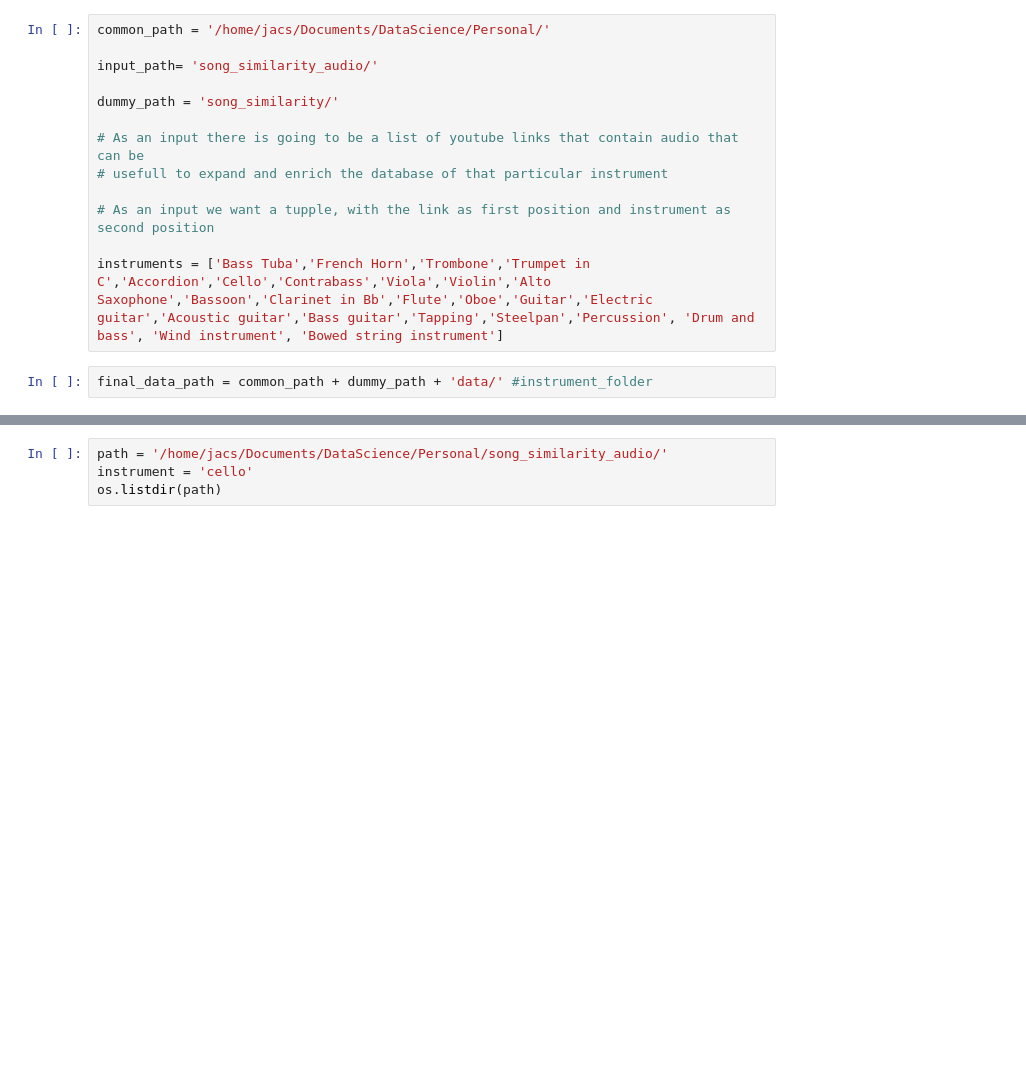
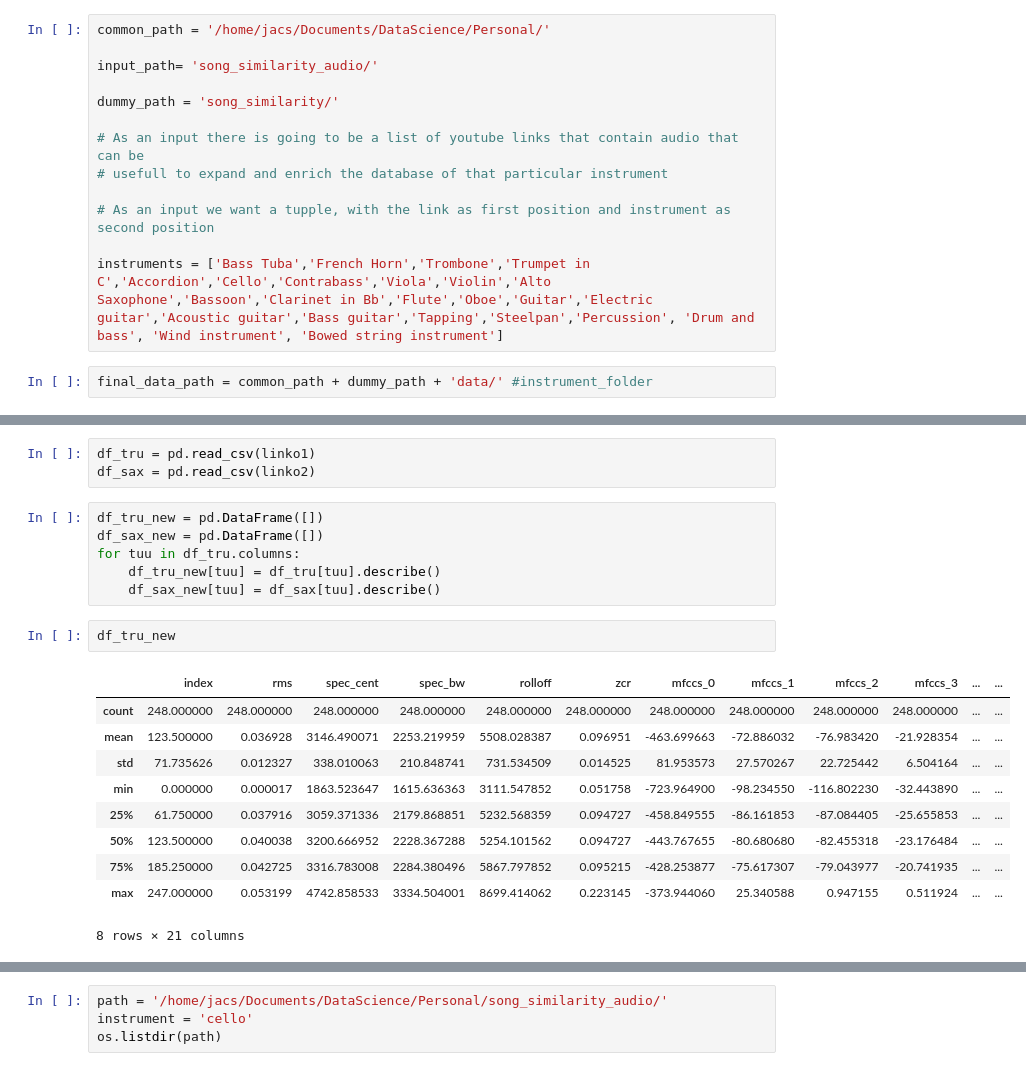
Before and after one commit to Ahnlied/song_similarity, a Jupyter notebook: instrument_identification/audio_frequencies.ipynb, the cells around one changed output, grey strips where cells are left out. Drawn from its saved outputs; the diff is of its cells as text; blank space fills up the shorter version.

```diff
--- a/instrument_identification/audio_frequencies.ipynb
+++ b/instrument_identification/audio_frequencies.ipynb
@@ -39,0 +146,22 @@ for pp in range(1,2):
+# %%
+df_tru = pd.read_csv(linko1)
+df_sax = pd.read_csv(linko2)
+# %%
+df_tru_new = pd.DataFrame([])
+df_sax_new = pd.DataFrame([])
+for tuu in df_tru.columns:
+    df_tru_new[tuu] = df_tru[tuu].describe()
+    df_sax_new[tuu] = df_sax[tuu].describe()
+# %%
+df_tru_new
+# %% [output]
+|  | index | rms | spec_cent | spec_bw | rolloff | zcr | mfccs_0 | mfccs_1 | mfccs_2 | mfccs_3 | ... | ... |
+| count | 248.000000 | 248.000000 | 248.000000 | 248.000000 | 248.000000 | 248.000000 | 248.000000 | 248.000000 | 248.000000 | 248.000000 | ... | ... |
+| mean | 123.500000 | 0.036928 | 3146.490071 | 2253.219959 | 5508.028387 | 0.096951 | -463.699663 | -72.886032 | -76.983420 | -21.928354 | ... | ... |
+| std | 71.735626 | 0.012327 | 338.010063 | 210.848741 | 731.534509 | 0.014525 | 81.953573 | 27.570267 | 22.725442 | 6.504164 | ... | ... |
+| min | 0.000000 | 0.000017 | 1863.523647 | 1615.636363 | 3111.547852 | 0.051758 | -723.964900 | -98.234550 | -116.802230 | -32.443890 | ... | ... |
+| 25% | 61.750000 | 0.037916 | 3059.371336 | 2179.868851 | 5232.568359 | 0.094727 | -458.849555 | -86.161853 | -87.084405 | -25.655853 | ... | ... |
+| 50% | 123.500000 | 0.040038 | 3200.666952 | 2228.367288 | 5254.101562 | 0.094727 | -443.767655 | -80.680680 | -82.455318 | -23.176484 | ... | ... |
+| 75% | 185.250000 | 0.042725 | 3316.783008 | 2284.380496 | 5867.797852 | 0.095215 | -428.253877 | -75.617307 | -79.043977 | -20.741935 | ... | ... |
+| max | 247.000000 | 0.053199 | 4742.858533 | 3334.504001 | 8699.414062 | 0.223145 | -373.944060 | 25.340588 | 0.947155 | 0.511924 | ... | ... |
+8 rows × 21 columns
```
Also changed, not shown: parts of 12 cells of this notebook, 14 other files.
